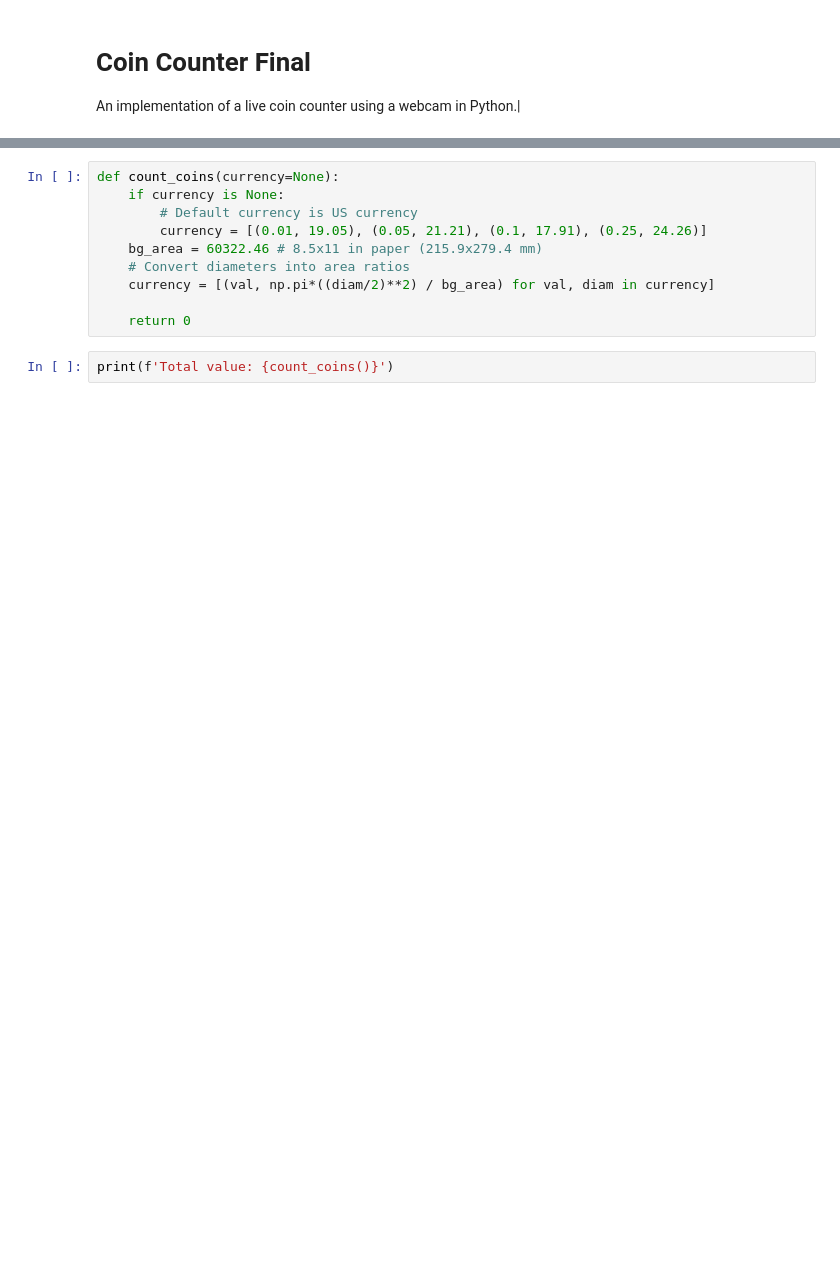
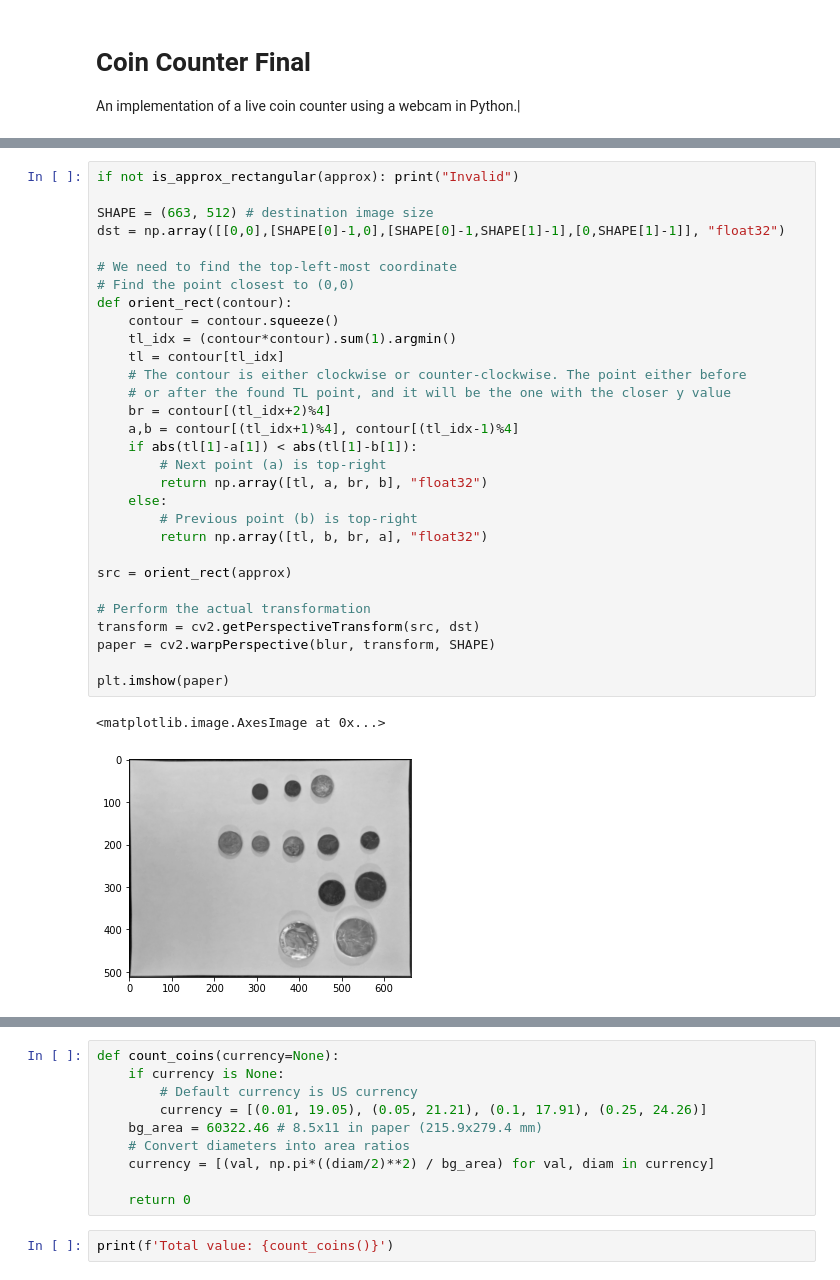
Before and after one commit to MrTsfree/Coin-Counter, a Jupyter notebook: counter.ipynb, the cells around one changed output, grey strips where cells are left out. Drawn from its saved outputs; the diff is of its cells as text; blank space fills up the shorter version.

```diff
--- a/counter.ipynb
+++ b/counter.ipynb
@@ -15,0 +160,33 @@ plt.gray();
+# %%
+if not is_approx_rectangular(approx): print("Invalid")
+
+SHAPE = (663, 512) # destination image size
+dst = np.array([[0,0],[SHAPE[0]-1,0],[SHAPE[0]-1,SHAPE[1]-1],[0,SHAPE[1]-1]], "float32")
+
+# We need to find the top-left-most coordinate
+# Find the point closest to (0,0)
+def orient_rect(contour):
+    contour = contour.squeeze()
+    tl_idx = (contour*contour).sum(1).argmin()
+    tl = contour[tl_idx]
+    # The contour is either clockwise or counter-clockwise. The point either before
+    # or after the found TL point, and it will be the one with the closer y value
+    br = contour[(tl_idx+2)%4]
+    a,b = contour[(tl_idx+1)%4], contour[(tl_idx-1)%4]
+    if abs(tl[1]-a[1]) < abs(tl[1]-b[1]):
+        # Next point (a) is top-right
+        return np.array([tl, a, br, b], "float32")
+    else:
+        # Previous point (b) is top-right
+        return np.array([tl, b, br, a], "float32")
+
+src = orient_rect(approx)
+
+# Perform the actual transformation
+transform = cv2.getPerspectiveTransform(src, dst)
+paper = cv2.warpPerspective(blur, transform, SHAPE)
+
+plt.imshow(paper)
+# %% [output]
+<matplotlib.image.AxesImage at 0x...>
+[figure, added]
```
Also changed, not shown: parts of 7 cells of this notebook.
